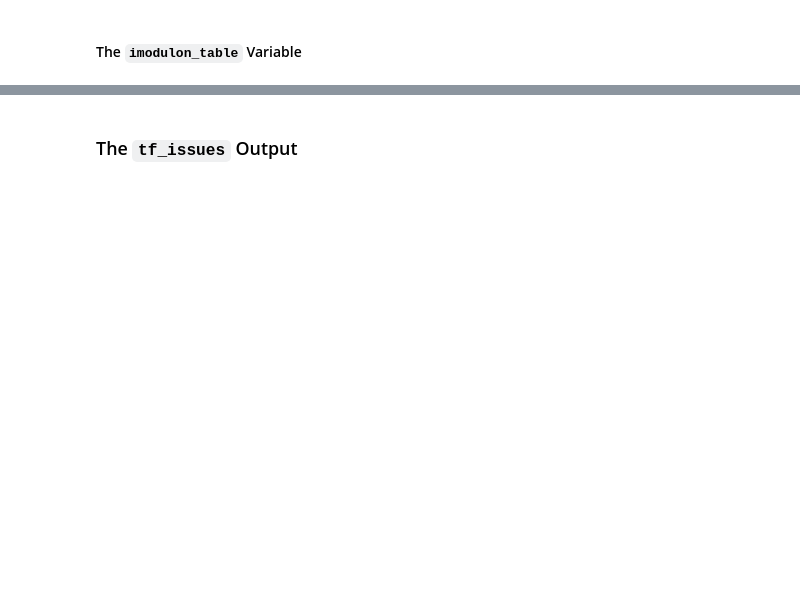
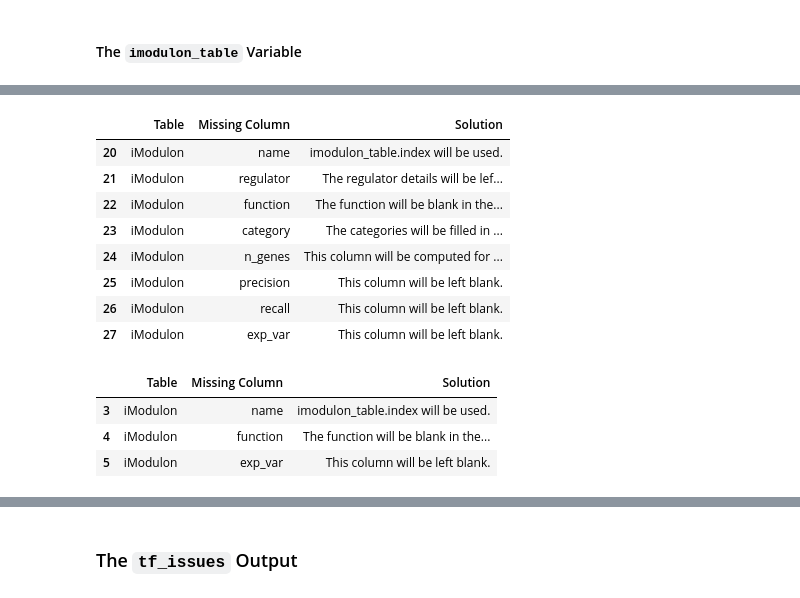
Before and after one commit to SBRG/pymodulon, a Jupyter notebook: docs/tutorials/imodulondb_site_generation.ipynb, the cells around one changed output, grey strips where cells are left out. Cells and saved outputs as stored; diff of their text form; code cells hidden in the pictures; blank space fills up the shorter version.

```diff
--- a/docs/tutorials/imodulondb_site_generation.ipynb
+++ b/docs/tutorials/imodulondb_site_generation.ipynb
@@ -188,0 +286,21 @@ Note that in addition to the columns that PyModulon searches for, **all columns
+# %%
+# here are all possible issues with the imodulon_table
+all_table_issues.loc[all_table_issues.Table == 'iModulon']
+# %% [output]
+|  | Table | Missing Column | Solution |
+| 20 | iModulon | name | imodulon_table.index will be used. |
+| 21 | iModulon | regulator | The regulator details will be lef... |
+| 22 | iModulon | function | The function will be blank in the... |
+| 23 | iModulon | category | The categories will be filled in ... |
+| 24 | iModulon | n_genes | This column will be computed for ... |
+| 25 | iModulon | precision | This column will be left blank. |
+| 26 | iModulon | recall | This column will be left blank. |
+| 27 | iModulon | exp_var | This column will be left blank. |
+# %%
+# here are the issues relevant to ica_data.imodulon_table
+table_issues.loc[table_issues.Table == 'iModulon']
+# %% [output]
+|  | Table | Missing Column | Solution |
+| 3 | iModulon | name | imodulon_table.index will be used. |
+| 4 | iModulon | function | The function will be blank in the... |
+| 5 | iModulon | exp_var | This column will be left blank. |
```
Also changed, not shown: parts of 59 cells of this notebook, 5 other files.
